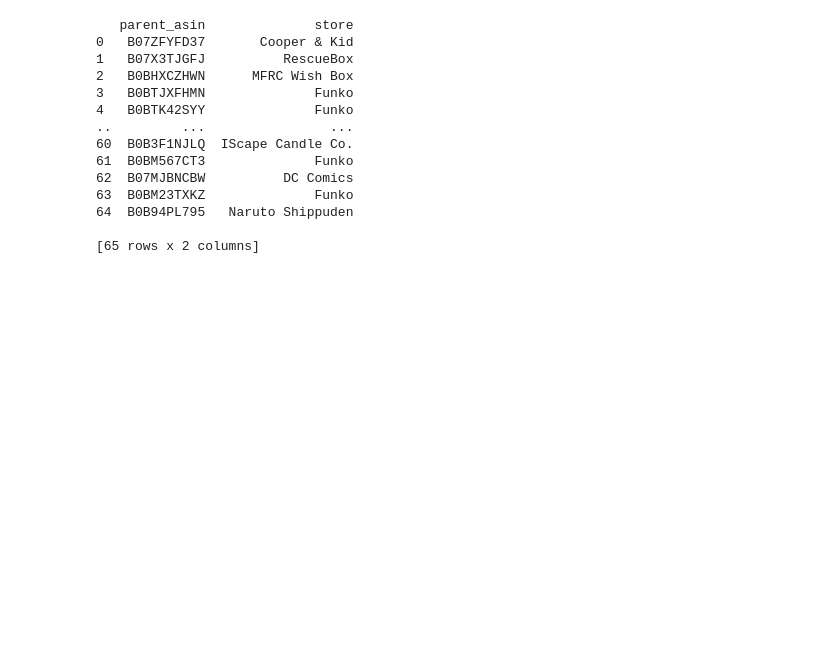
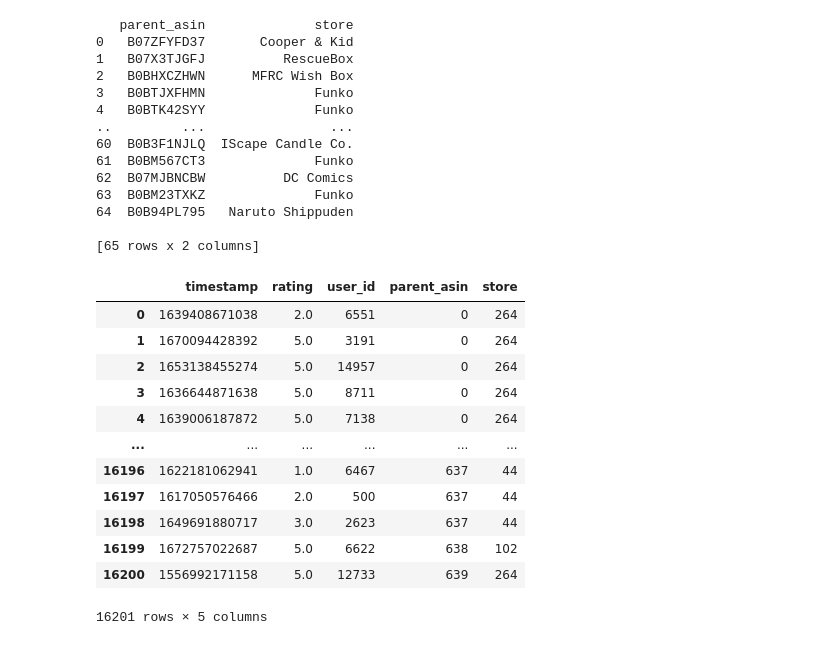
Before and after one commit to milymilek/recsys-streaming, a Jupyter notebook: recsys-streaming-ml/notebooks/data_processing.ipynb, the cells around one changed output. Saved outputs shown, nothing was run; the diff lists cells and outputs as text; code cells hidden in the pictures; blank space fills up the shorter version.

```diff
--- a/recsys-streaming-ml/notebooks/data_processing.ipynb
+++ b/recsys-streaming-ml/notebooks/data_processing.ipynb
@@ -432,3 +432,20 @@ with open("df.jsonl", 'r') as fp:
 64  B0B94PL795   Naruto Shippuden
 
 [65 rows x 2 columns]
+# %%
+import pandas as pd
+pd.read_csv("../.data/dataset/dataset.csv", index_col=[0])
+# %% [output]
+|  | timestamp | rating | user_id | parent_asin | store |
+| 0 | 1639408671038 | 2.0 | 6551 | 0 | 264 |
+| 1 | 1670094428392 | 5.0 | 3191 | 0 | 264 |
+| 2 | 1653138455274 | 5.0 | 14957 | 0 | 264 |
+| 3 | 1636644871638 | 5.0 | 8711 | 0 | 264 |
+| 4 | 1639006187872 | 5.0 | 7138 | 0 | 264 |
+| ... | ... | ... | ... | ... | ... |
+| 16196 | 1622181062941 | 1.0 | 6467 | 637 | 44 |
+| 16197 | 1617050576466 | 2.0 | 500 | 637 | 44 |
+| 16198 | 1649691880717 | 3.0 | 2623 | 637 | 44 |
+| 16199 | 1672757022687 | 5.0 | 6622 | 638 | 102 |
+| 16200 | 1556992171158 | 5.0 | 12733 | 639 | 264 |
+16201 rows × 5 columns
```
Also changed, not shown: 5 other files.
